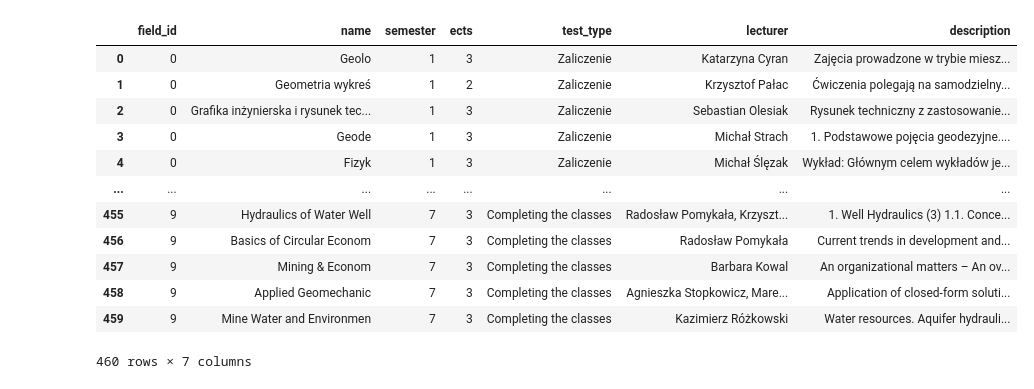
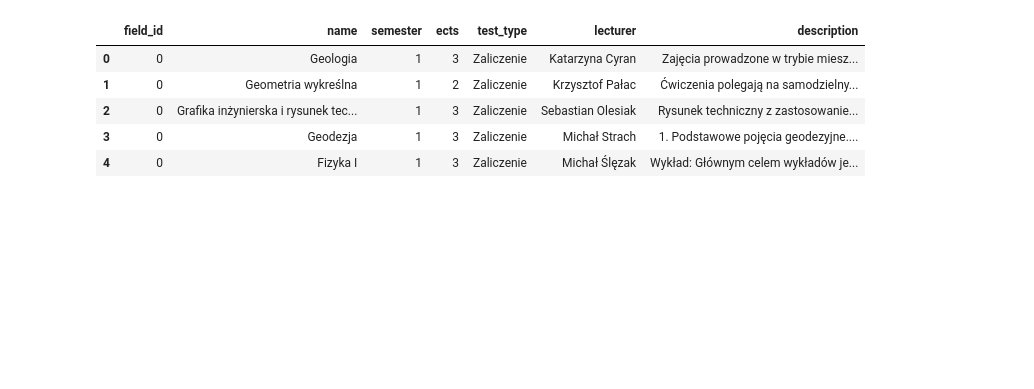
Before and after one commit to Julnowak/MiUn-Student-App, a Jupyter notebook: backend/scrap_syllabus.ipynb, the cells around one changed output. Saved outputs shown, nothing was run; the diff lists cells and outputs as text; code cells hidden in the pictures; blank space fills up the shorter version.

Commit message:
fixed field description formatting

```diff
--- a/backend/scrap_syllabus.ipynb
+++ b/backend/scrap_syllabus.ipynb
@@ -47,7 +48,7 @@ import numpy as np
 import time
 # %%
 faculty_df = pd.DataFrame(columns=['name'])
-field_df = pd.DataFrame(columns=['faculty_id', 'name', 'formula', 'type', 'description', 'specialization'])
+field_df = pd.DataFrame(columns=['faculty_id', 'name', 'kind', 'type', 'description', 'specialization'])
 field_by_year_df = pd.DataFrame(columns=['field_id', 'start_date'])
 semester_df = pd.DataFrame(columns=['field_by_year_id', 'ects', 'number'])
 course_df = pd.DataFrame(columns=['field_id', 'name', 'semester', 'ects', 'test_type', 'lecturer', 'description'])
@@ -114,12 +115,12 @@ def get_semesters() -> tuple[webdriver.Chrome, webdriver.Chrome]:
     przyciski_semestry = przyciski_semestry.find_elements(By.TAG_NAME, "button")[1:]
     return semestry, przyciski_semestry
 
-def get_specialization_name(specka: webdriver.Chrome, formula, field_name):
+def get_specialization_name(specka: webdriver.Chrome, kind, field_name):
     try:
         nazwa_specki = specka.find_element(By.TAG_NAME, "h2")
     except:
         specialization = ''
-        if formula == fields_level[1] or formula == fields_level[3]:
+        if kind == fields_level[1] or kind == fields_level[3]:
             specialization = field_name
     else:
         nazwa_specki = nazwa_specki.find_element(By.TAG_NAME, 'button')
@@ -164,11 +165,13 @@ def get_course_data(course_button:webdriver.Chrome):
     sylabus_content = modal.find_element(By.ID, "syllabus_content")
     divs = sylabus_content.find_elements(By.CSS_SELECTOR, ':scope > div')
 
-    # course_name = divs[0].text[:-23]
-    if divs[0].text[-23:] == "Karta opisu przedmiotu":
+    course_name = divs[0].text[:-23]
+    if divs[0].text[-22:] == "Karta opisu przedmiotu":
         course_name = divs[0].text[:-23]
+        print(course_name)
     else:
         course_name = divs[0].text[:-26]
+        print(course_name)
     lecturer = sylabus_content.find_element(By.CLASS_NAME, 'head-author-right')
     lecturer = lecturer.get_attribute('textContent').strip()
     # print(lecturer)
@@ -188,6 +191,7 @@ def get_course_data(course_button:webdriver.Chrome):
         clean_text = ' '.join(raw_text.split())
         all_clean_descrpitions.append(clean_text)
     description = ' '.join(all_clean_descrpitions)
+
     # print(description)
     driver.execute_script("arguments[0].click();", exit_button)
     return course_name, lecturer, test_type, ects, description
@@ -201,7 +205,7 @@ for href in starting_years_hrefs[:1]:
     time.sleep(0.1)
     faculties_hrefs, faculties_names = get_all_faculties_per_year()
 
-    for faculty_href, faculty_name in zip(faculties_hrefs[:1], faculties_names[:1]):
+    for faculty_href, faculty_name in zip(faculties_hrefs[:2], faculties_names[:2]):
         if faculty_name not in faculty_df['name'].values:
             row = {'name': faculty_name}
             faculty_df = pd.concat([faculty_df, pd.DataFrame([row])], ignore_index=True)
@@ -210,9 +214,9 @@ for href in starting_years_hrefs[:1]:
         time.sleep(0.1)
         fields_hrefs = get_all_fields_per_faculty()
 
-        for field_href in fields_hrefs[:4]:
+        for field_href in fields_hrefs[:3]:
             driver.get(field_href)
-            faculty_name, field_name, starting_year, formula, studies_type, description = get_faculty_field_description()
+            faculty_name, field_name, starting_year, kind, studies_type, description = get_faculty_field_description()
             semesters, semesters_buttons = get_semesters()
 
             for idx, (button, semester) in enumerate(zip(semesters_buttons, semesters)):
@@ -221,22 +225,19 @@ for href in starting_years_hrefs[:1]:
                 specializations = semester.find_elements(By.TAG_NAME, 'article')
 
                 for specka in specializations:
-                    specialization_name = get_specialization_name(specka, formula, field_name)
+                    specialization_name = get_specialization_name(specka, kind, field_name)
                     if field_name not in field_df['name'].values or specialization_name not in field_df['specialization'].values:
                         faculty_id = faculty_df[faculty_df['name'] == faculty_name].index.values[0]
-                        row = {'faculty_id': faculty_id, 'name': field_name, 'formula': formula, 'type': studies_type, 'description': description, 'specialization': specialization_name}
+                        row = {'faculty_id': faculty_id, 'name': field_name, 'kind': kind, 'type': studies_type, 'description': description, 'specialization': specialization_name}
                         field_df = pd.concat([field_df, pd.DataFrame([row])], ignore_index=True)
 
-                    # columns=['field_id', 'name', 'semester', 'ects', 'test_type', 'lecturer', 'description']
-                    # course_df
                     courses_buttons = get_valid_courses_buttons(specka=specka)
-                    # print(len(courses_buttons))
 
                     for course_button in courses_buttons:
-                        course_name, lecturer, test_type, ects, description = get_course_data(course_button)
+                        course_name, lecturer, test_type, ects, course_description = get_course_data(course_button)
 
                         field_id = field_df[(field_df['name'] == field_name) & (field_df['specialization'] == specialization_name)].index.values[0]
-                        row = {'field_id': field_id, 'name': course_name, 'lecturer': lecturer, 'semester': semester_num, 'test_type': test_type, 'ects': ects, 'description': description}
+                        row = {'field_id': field_id, 'name': course_name, 'lecturer': lecturer, 'semester': semester_num, 'test_type': test_type, 'ects': ects, 'description': course_description}
                         course_df = pd.concat([course_df, pd.DataFrame([row])], ignore_index=True)
 
 driver.quit()
@@ -261,19 +262,20 @@ Dagmara Nowak-Senderowska
+# %%
+import re
+
+course_df["description"] = (
+    course_df["description"]
+    .str.replace(r"[\r\n]+", " ", regex=True)   # usuń \n i \r
+    .str.strip()
+)
 # %%
 # faculty_df[faculty_df['nazwa'] == 'Wydział Odlewnictwa'].index.values[0]
-# field_df
-# faculty_df
-course_df
+# field_df.head()
+# faculty_df.head()
+course_df.head()
 # %% [output]
 |  | field_id | name | semester | ects | test_type | lecturer | description |
-| 0 | 0 | Geolo | 1 | 3 | Zaliczenie | Katarzyna Cyran | Zajęcia prowadzone w trybie miesz... |
-| 1 | 0 | Geometria wykreś | 1 | 2 | Zaliczenie | Krzysztof Pałac | Ćwiczenia polegają na samodzielny... |
+| 0 | 0 | Geologia | 1 | 3 | Zaliczenie | Katarzyna Cyran | Zajęcia prowadzone w trybie miesz... |
+| 1 | 0 | Geometria wykreślna | 1 | 2 | Zaliczenie | Krzysztof Pałac | Ćwiczenia polegają na samodzielny... |
 | 2 | 0 | Grafika inżynierska i rysunek tec... | 1 | 3 | Zaliczenie | Sebastian Olesiak | Rysunek techniczny z zastosowanie... |
-| 3 | 0 | Geode | 1 | 3 | Zaliczenie | Michał Strach | 1. Podstawowe pojęcia geodezyjne.... |
-| 4 | 0 | Fizyk | 1 | 3 | Zaliczenie | Michał Ślęzak | Wykład: Głównym celem wykładów je... |
-| ... | ... | ... | ... | ... | ... | ... | ... |
-| 455 | 9 | Hydraulics of Water Well | 7 | 3 | Completing the classes | Radosław Pomykała, Krzyszt... | 1. Well Hydraulics (3) 1.1. Conce... |
-| 456 | 9 | Basics of Circular Econom | 7 | 3 | Completing the classes | Radosław Pomykała | Current trends in development and... |
-| 457 | 9 | Mining & Econom | 7 | 3 | Completing the classes | Barbara Kowal | An organizational matters – An ov... |
-| 458 | 9 | Applied Geomechanic | 7 | 3 | Completing the classes | Agnieszka Stopkowicz, Mare... | Application of closed-form soluti... |
-| 459 | 9 | Mine Water and Environmen | 7 | 3 | Completing the classes | Kazimierz Różkowski | Water resources. Aquifer hydrauli... |
+| 3 | 0 | Geodezja | 1 | 3 | Zaliczenie | Michał Strach | 1. Podstawowe pojęcia geodezyjne.... |
+| 4 | 0 | Fizyka I | 1 | 3 | Zaliczenie | Michał Ślęzak | Wykład: Głównym celem wykładów je... |
-460 rows × 7 columns
```
Also changed, not shown: parts of 9 cells of this notebook, 3 other files.
